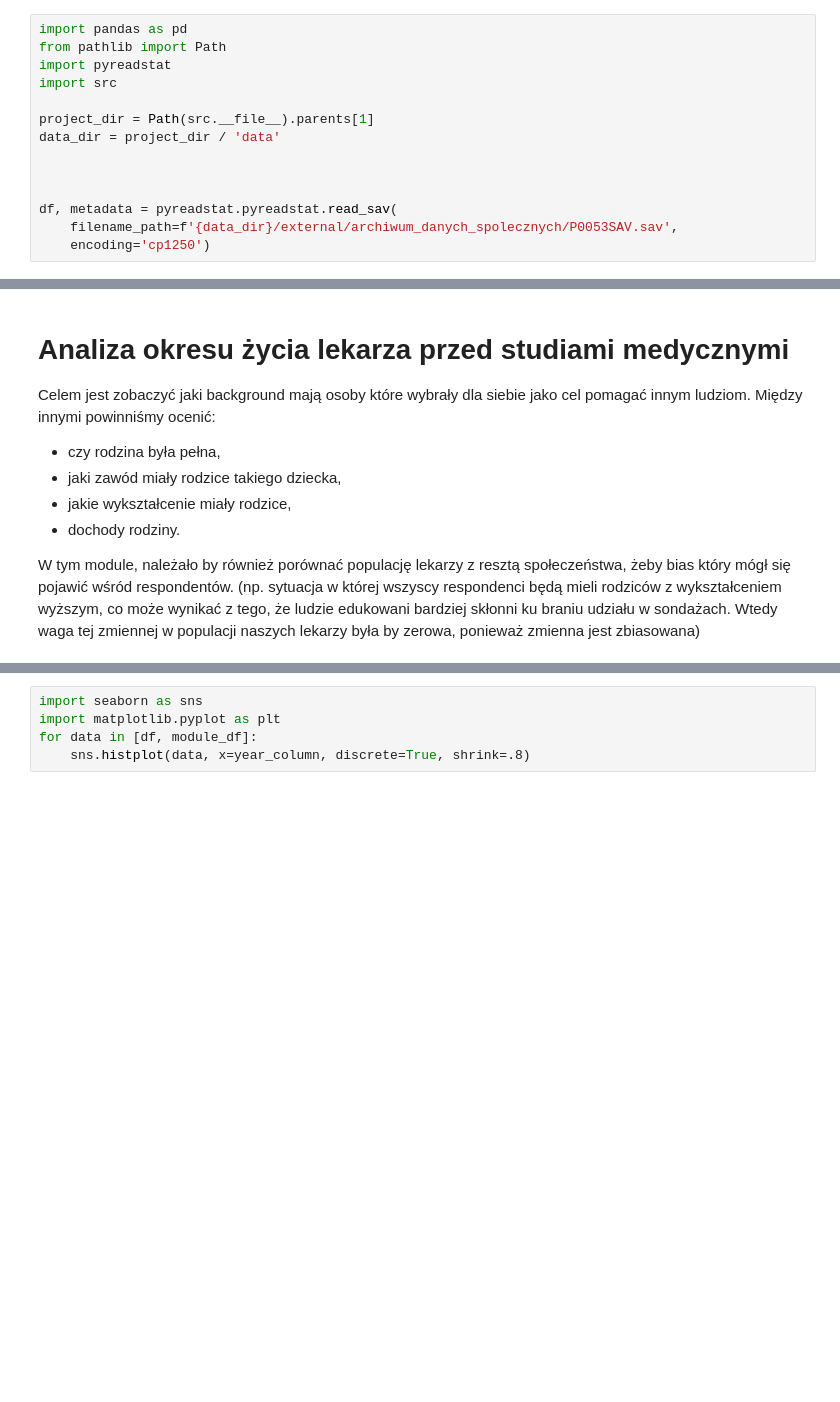
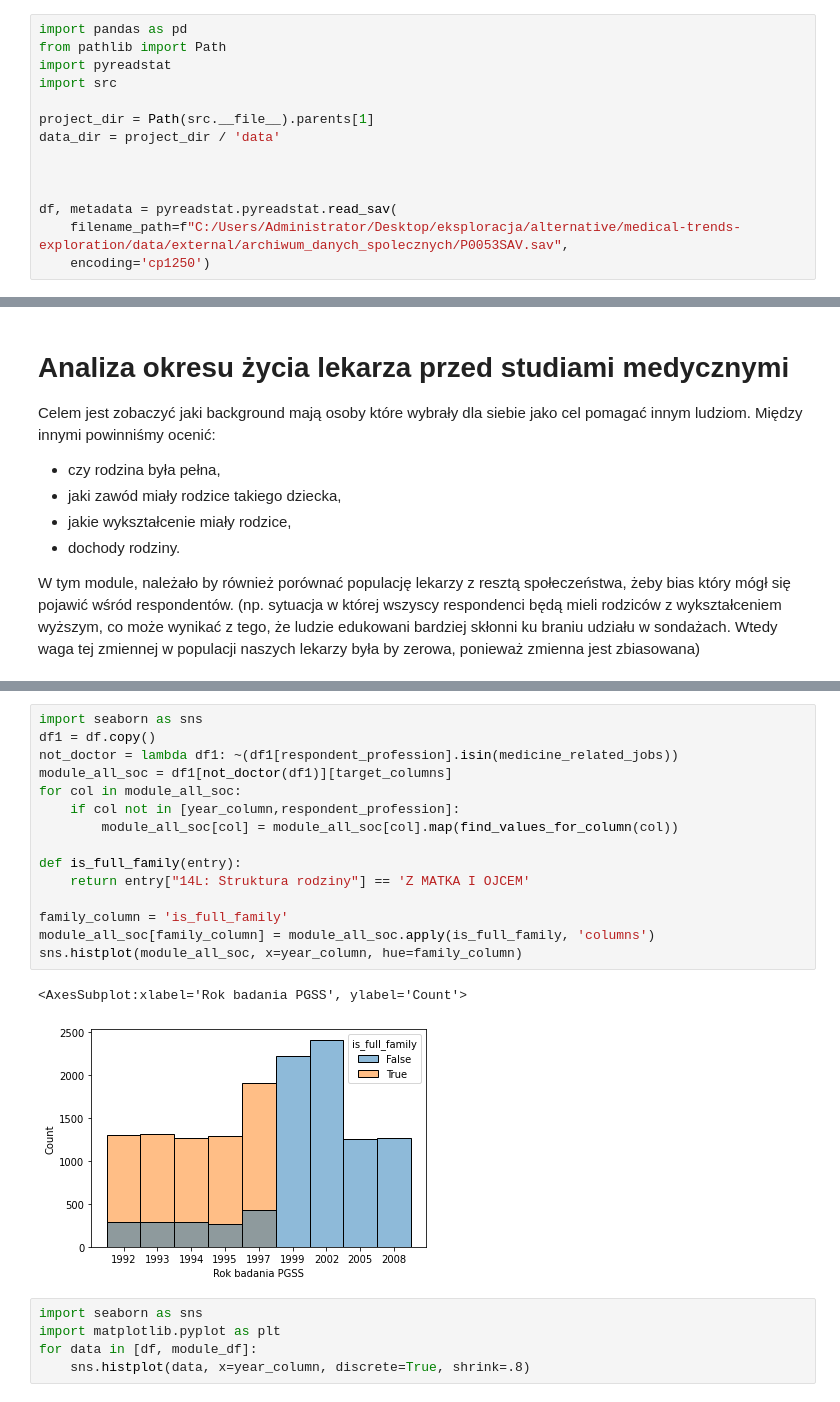
Before and after one commit to Qwebeck/medical-trends-exploration, a Jupyter notebook: notebooks/sondaze_spoleczne.ipynb, the cells around one changed output, grey strips where cells are left out. Saved outputs shown, nothing was run; the diff lists cells and outputs as text; blank space fills up the shorter version.

```diff
--- a/notebooks/sondaze_spoleczne.ipynb
+++ b/notebooks/sondaze_spoleczne.ipynb
@@ -20,7 +21,7 @@ data_dir = project_dir / 'data'
 
 
 df, metadata = pyreadstat.pyreadstat.read_sav(
-    filename_path=f'{data_dir}/external/archiwum_danych_spolecznych/P0053SAV.sav',
+    filename_path=f"C:/Users/Administrator/Desktop/eksploracja/alternative/medical-trends-exploration/data/external/archiwum_danych_spolecznych/P0053SAV.sav",
     encoding='cp1250')
 # %%
 for col_name in metadata.column_labels:
@@ -166,3 +182,21 @@ for col in module_df:
+# %%
+import seaborn as sns
+df1 = df.copy()
+not_doctor = lambda df1: ~(df1[respondent_profession].isin(medicine_related_jobs))
+module_all_soc = df1[not_doctor(df1)][target_columns]
+for col in module_all_soc:
+    if col not in [year_column,respondent_profession]:
+        module_all_soc[col] = module_all_soc[col].map(find_values_for_column(col))
+
+def is_full_family(entry):
+    return entry["14L: Struktura rodziny"] == 'Z MATKA I OJCEM'
+
+family_column = 'is_full_family'
+module_all_soc[family_column] = module_all_soc.apply(is_full_family, 'columns')
+sns.histplot(module_all_soc, x=year_column, hue=family_column)
+# %% [output]
+<AxesSubplot:xlabel='Rok badania PGSS', ylabel='Count'>
+[figure, added]
 # %%
 import seaborn as sns
 import matplotlib.pyplot as plt
```
Also changed, not shown: parts of 24 cells of this notebook.
